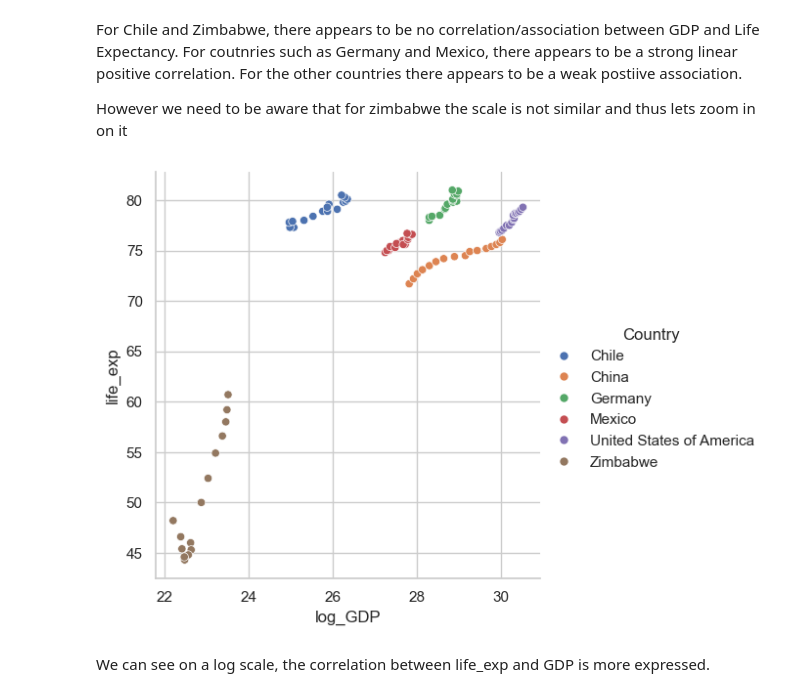
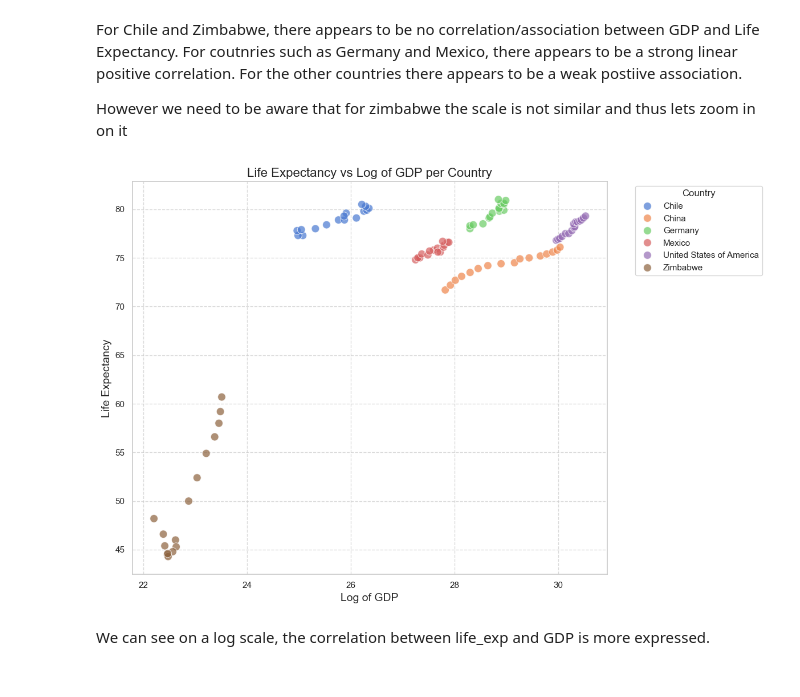
Before and after one commit to JewelsHovan/GDP_LifeExpectancy-Analysis, a Jupyter notebook: life_expectancy_gdp.ipynb, the cells around one changed output. Saved outputs shown, nothing was run; the diff lists cells and outputs as text; code cells hidden in the pictures.

```diff
--- a/life_expectancy_gdp.ipynb
+++ b/life_expectancy_gdp.ipynb
@@ -162,13 +178,35 @@ plt.show()
 For Chile and Zimbabwe, there appears to be no correlation/association between GDP and Life Expectancy. For coutnries such as Germany and Mexico, there appears to be a strong linear positive correlation. For the other countries there appears to be a weak postiive association.
 
 However we need to be aware that for zimbabwe the scale is not similar and thus lets zoom in on it
-# %%
-# lets do a log transformation
-df['log_GDP'] = df['GDP'].apply(np.log)
-sns.relplot(x = 'log_GDP', y = 'life_exp', kind = 'scatter', hue = 'Country', data = df)
-
-plt.show()
-# %% [output]
-[figure, removed]
+# %%
+import numpy as np
+import matplotlib.pyplot as plt
+import seaborn as sns
+
+# Assuming df is your dataframe
+# Apply log transformation to the GDP column
+df['log_GDP'] = df['GDP'].apply(np.log)
+
+plt.figure(figsize=(12, 8))  # Adjust the figure size for better readability
+scatter_plot = sns.scatterplot(x='log_GDP', y='life_exp', hue='Country', data=df, palette='muted', s=100, edgecolor='w', alpha=0.7)
+
+# Add labels and title
+plt.title('Life Expectancy vs Log of GDP per Country', fontsize=16)
+plt.xlabel('Log of GDP', fontsize=14)
+plt.ylabel('Life Expectancy', fontsize=14)
+
+# Add a legend and customize its position
+plt.legend(title='Country', bbox_to_anchor=(1.05, 1), loc='upper left')
+
+# Add grid for better readability
+plt.grid(True, linestyle='--', alpha=0.7)
+
+# Adjust layout to make room for the legend
+plt.tight_layout()
+
+# Display the plot
+plt.savefig('log_scatter.png')
+# %% [output]
+[figure, added]
 # %% [markdown]
 We can see on a log scale, the correlation between life_exp and GDP is more expressed.
```
Also changed, not shown: parts of 5 cells of this notebook, 6 other files.
